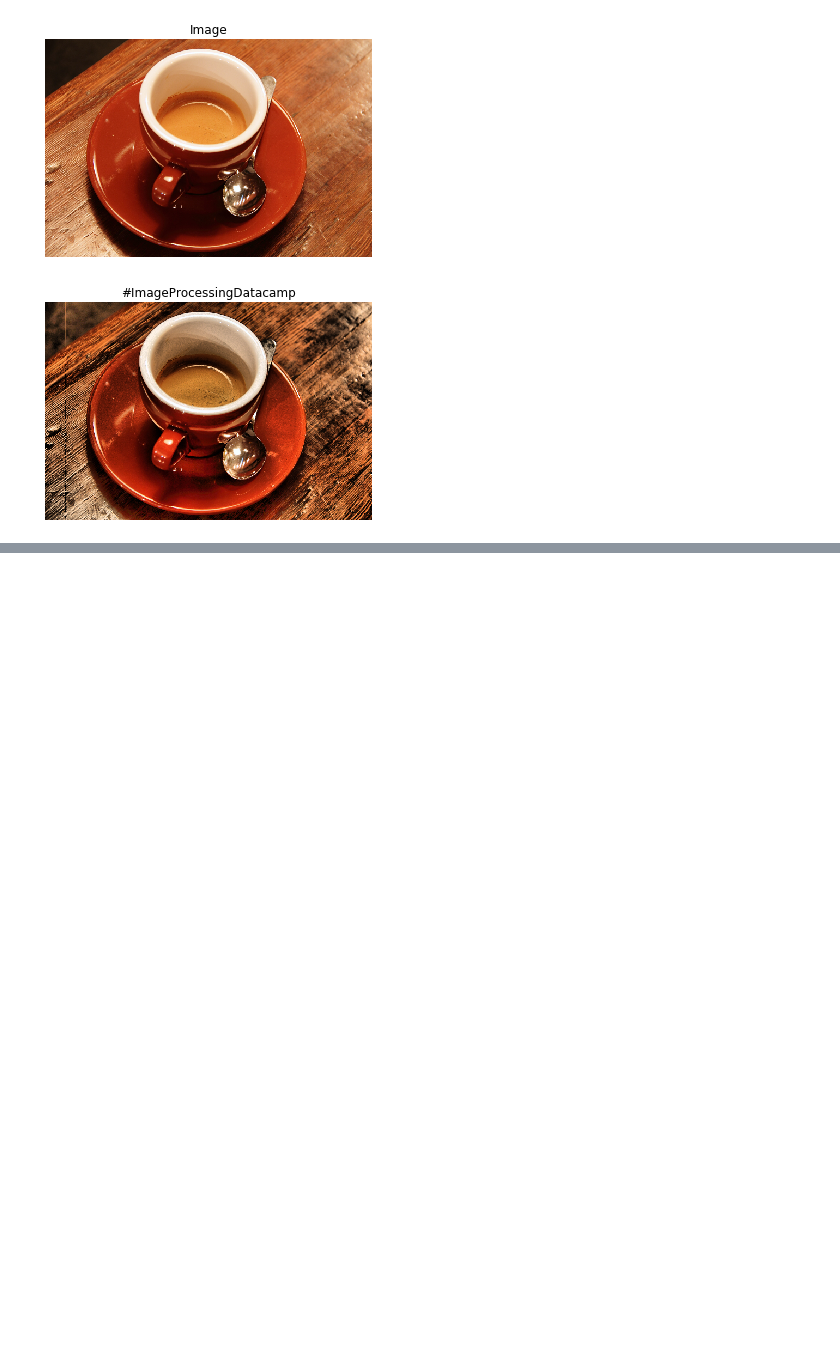
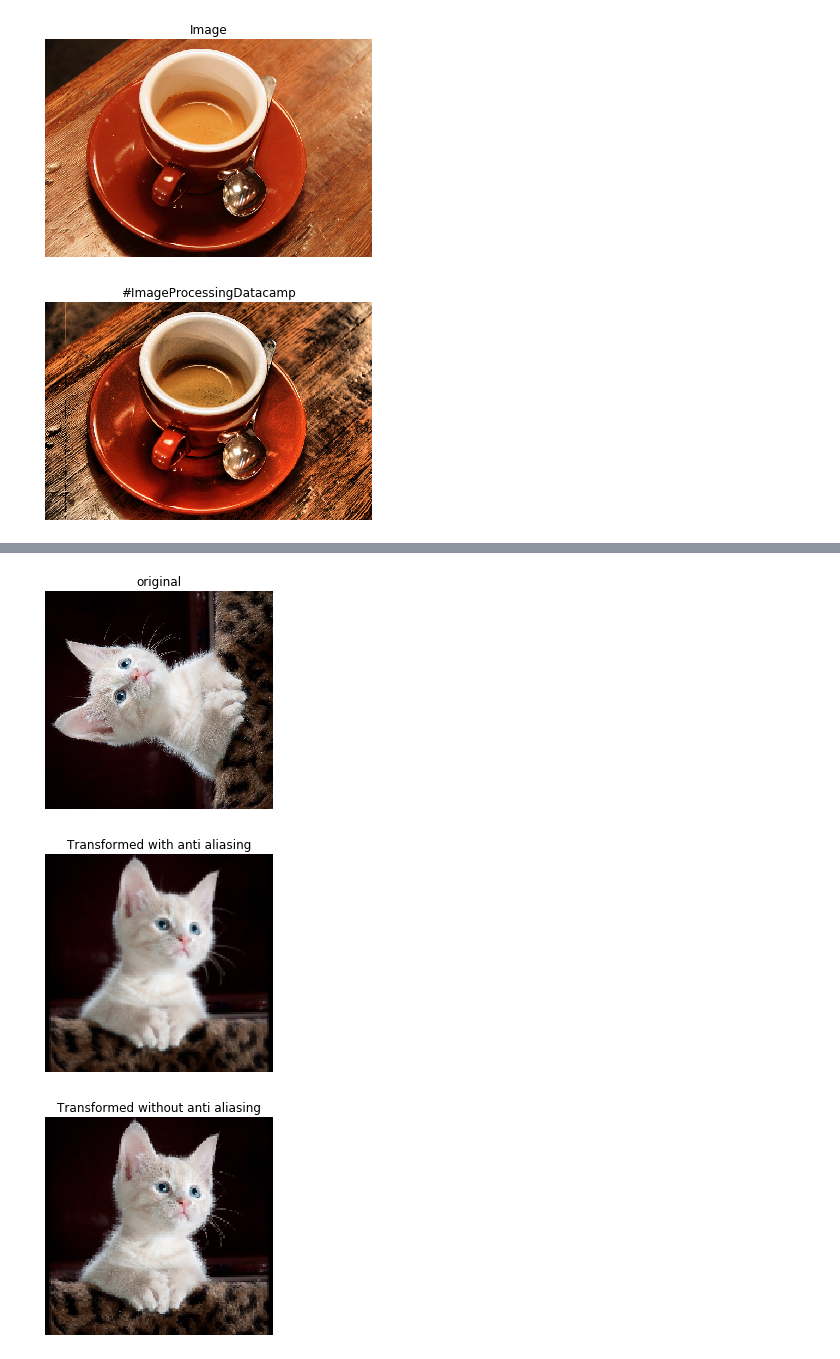
Before and after one commit to prashant-bande/Image-Processing, a Jupyter notebook: 3. Basic Image Processing using skimage.ipynb, the cells around one changed output, grey strips where cells are left out. Drawn from its saved outputs; the diff is of its cells as text; code cells hidden in the pictures; blank space fills up the shorter version.

Commit message:
Added Transformation and Restoration

```diff
--- a/3. Basic Image Processing using skimage.ipynb
+++ b/3. Basic Image Processing using skimage.ipynb
@@ -135,0 +149,23 @@ show_image(adapthist_eq_image, '#ImageProcessingDatacamp')
+# %%
+# Import the module and the rotate and rescale functions
+from skimage.transform import rotate, rescale
+
+image_cat = io.imread('image_cat.jpg')
+
+# Rotate the image 90 degrees clockwise
+rotated_cat_image = rotate(image_cat, -90)
+
+# Rescale with anti aliasing
+rescaled_with_aa = rescale(rotated_cat_image, 1/4, anti_aliasing=True, multichannel=True)
+
+# Rescale without anti aliasing
+rescaled_without_aa = rescale(rotated_cat_image, 1/4, anti_aliasing=False, multichannel=True)
+
+# Show the resulting images
+show_image(image_cat, "original")
+show_image(rescaled_with_aa, "Transformed with anti aliasing")
+show_image(rescaled_without_aa, "Transformed without anti aliasing")
+# %% [output]
+[figure, added]
+[figure, added]
+[figure, added]
```
Also changed, not shown: parts of 8 cells of this notebook, 6 other files.
